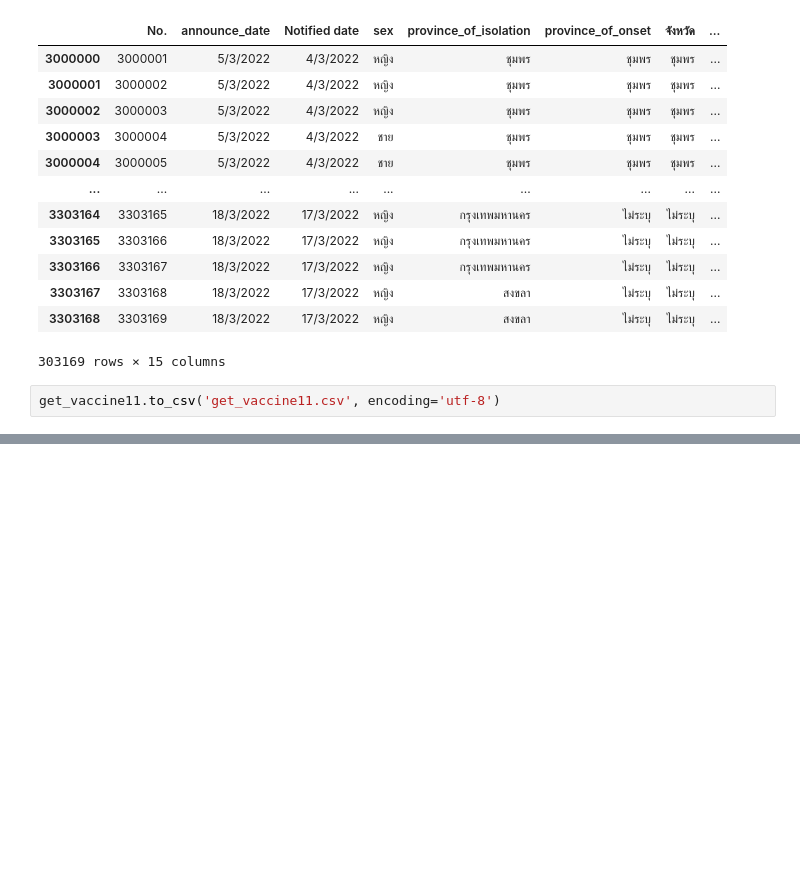
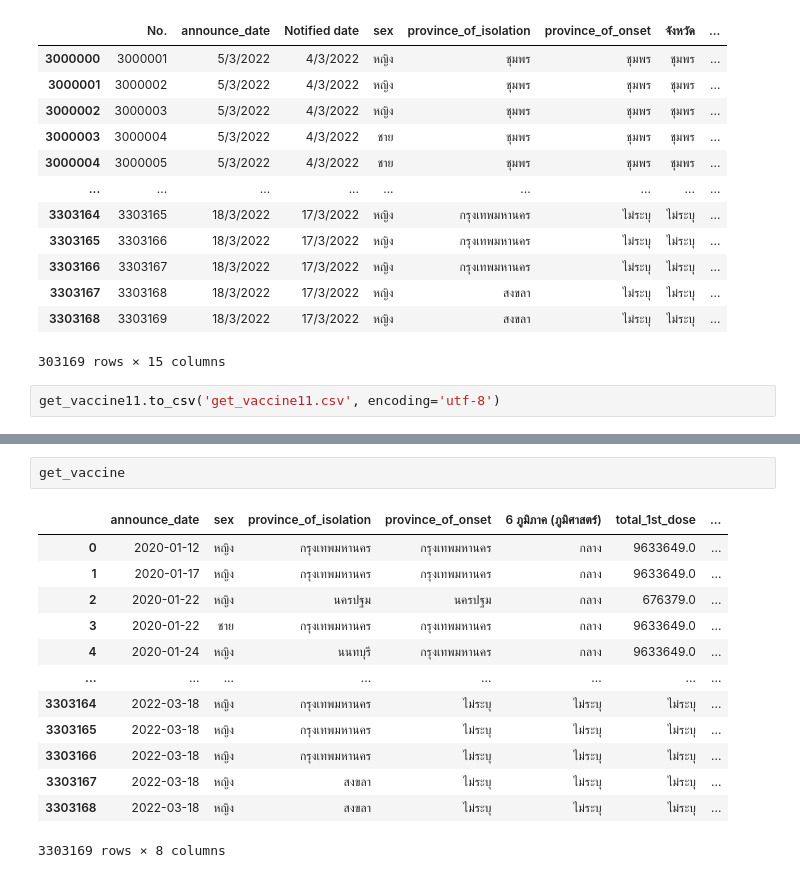
Before and after one commit to nichakornchaisuwan/data_viz_2022, a Jupyter notebook: Project_กลุ่มนี้.ipynb, the cells around one changed output, grey strips where cells are left out. Drawn from its saved outputs; the diff is of its cells as text; blank space fills up the shorter version.

```diff
--- a/Project_กลุ่มนี้.ipynb
+++ b/Project_กลุ่มนี้.ipynb
@@ -1258,0 +1369,16 @@ get_vaccine11.to_csv('get_vaccine11.csv', encoding='utf-8')
+# %%
+get_vaccine
+# %% [output]
+|  | announce_date | sex | province_of_isolation | province_of_onset | 6 ภูมิภาค (ภูมิศาสตร์) | total_1st_dose | ... |
+| 0 | 2020-01-12 | หญิง | กรุงเทพมหานคร | กรุงเทพมหานคร | กลาง | 9633649.0 | ... |
+| 1 | 2020-01-17 | หญิง | กรุงเทพมหานคร | กรุงเทพมหานคร | กลาง | 9633649.0 | ... |
+| 2 | 2020-01-22 | หญิง | นครปฐม | นครปฐม | กลาง | 676379.0 | ... |
+| 3 | 2020-01-22 | ชาย | กรุงเทพมหานคร | กรุงเทพมหานคร | กลาง | 9633649.0 | ... |
+| 4 | 2020-01-24 | หญิง | นนทบุรี | กรุงเทพมหานคร | กลาง | 9633649.0 | ... |
+| ... | ... | ... | ... | ... | ... | ... | ... |
+| 3303164 | 2022-03-18 | หญิง | กรุงเทพมหานคร | ไม่ระบุ | ไม่ระบุ | ไม่ระบุ | ... |
+| 3303165 | 2022-03-18 | หญิง | กรุงเทพมหานคร | ไม่ระบุ | ไม่ระบุ | ไม่ระบุ | ... |
+| 3303166 | 2022-03-18 | หญิง | กรุงเทพมหานคร | ไม่ระบุ | ไม่ระบุ | ไม่ระบุ | ... |
+| 3303167 | 2022-03-18 | หญิง | สงขลา | ไม่ระบุ | ไม่ระบุ | ไม่ระบุ | ... |
+| 3303168 | 2022-03-18 | หญิง | สงขลา | ไม่ระบุ | ไม่ระบุ | ไม่ระบุ | ... |
+3303169 rows × 8 columns
```
Also changed, not shown: parts of 13 cells of this notebook.
